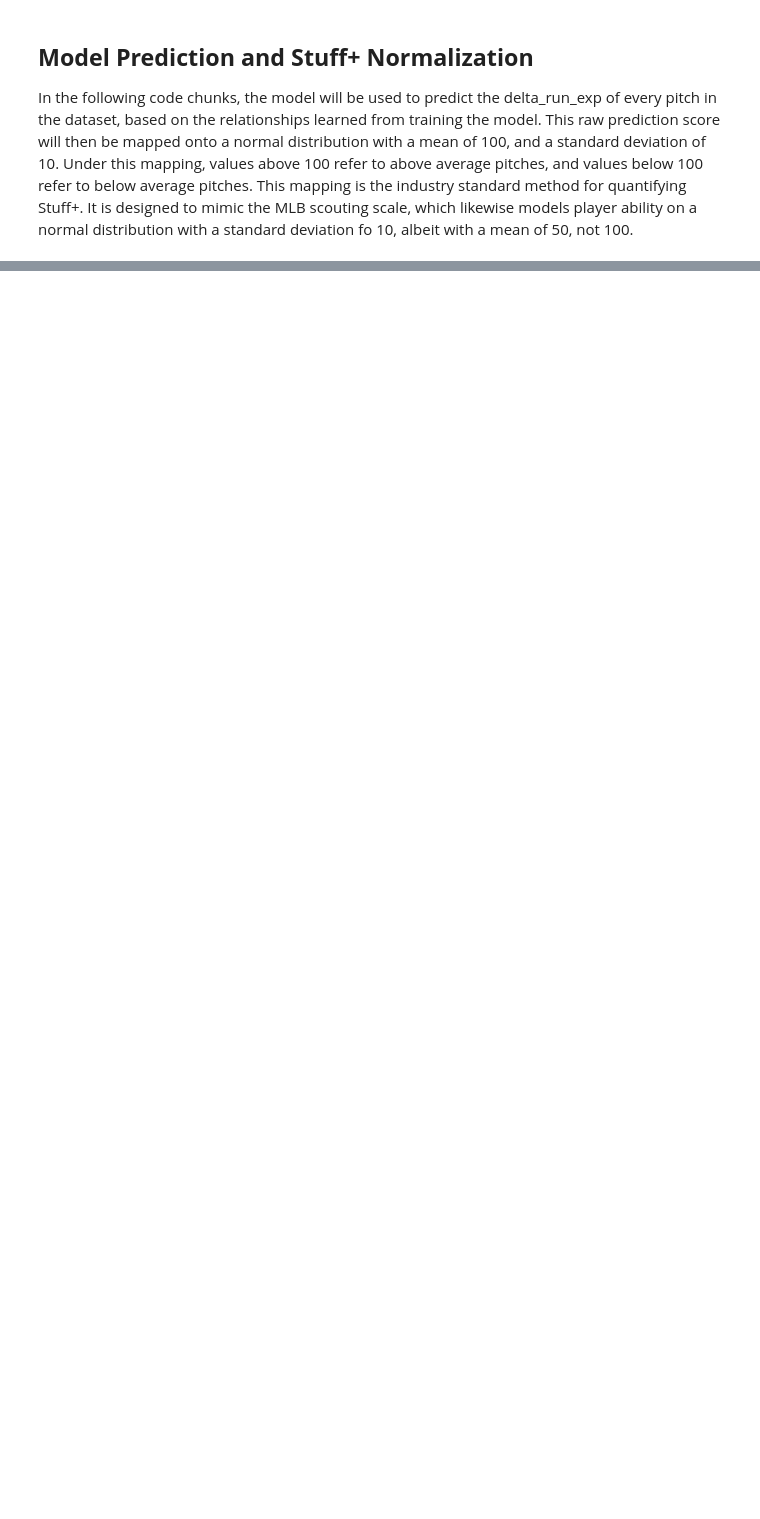
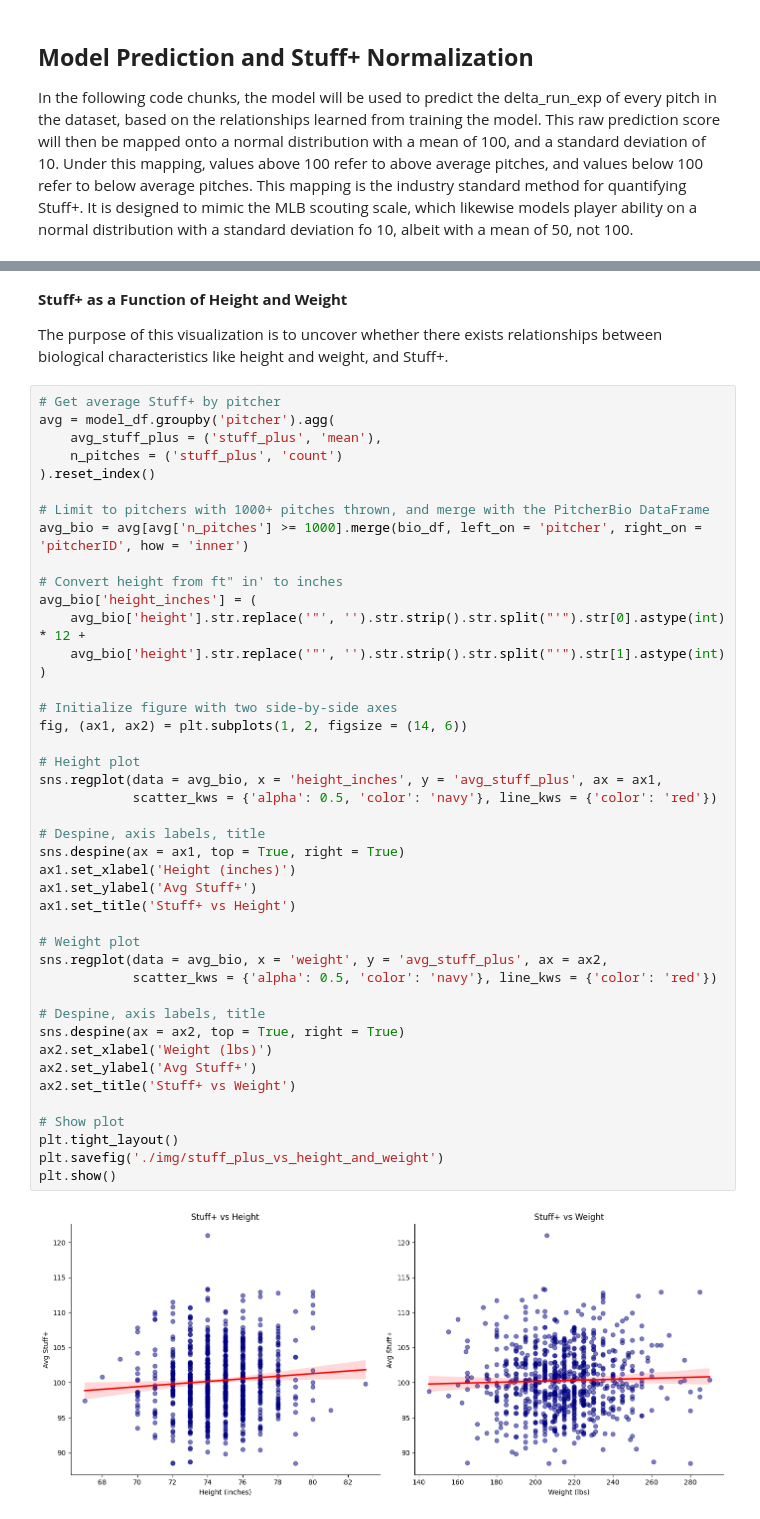
Before and after one commit to brianhockett/bh-stuff-plus, a Jupyter notebook: pipeline.ipynb, the cells around one changed output, grey strips where cells are left out. Drawn from its saved outputs; the diff is of its cells as text; blank space fills up the shorter version.

```diff
--- a/pipeline.ipynb
+++ b/pipeline.ipynb
@@ -326,0 +383,49 @@ print(importances)
+# %% [markdown]
+**Stuff+ as a Function of Height and Weight**
+
+The purpose of this visualization is to uncover whether there exists relationships between biological characteristics like height and weight, and Stuff+.
+# %%
+# Get average Stuff+ by pitcher
+avg = model_df.groupby('pitcher').agg(
+    avg_stuff_plus = ('stuff_plus', 'mean'),
+    n_pitches = ('stuff_plus', 'count')
+).reset_index()
+
+# Limit to pitchers with 1000+ pitches thrown, and merge with the PitcherBio DataFrame
+avg_bio = avg[avg['n_pitches'] >= 1000].merge(bio_df, left_on = 'pitcher', right_on = 'pitcherID', how = 'inner')
+
+# Convert height from ft" in' to inches
+avg_bio['height_inches'] = (
+    avg_bio['height'].str.replace('"', '').str.strip().str.split("'").str[0].astype(int) * 12 +
+    avg_bio['height'].str.replace('"', '').str.strip().str.split("'").str[1].astype(int)
+)
+
+# Initialize figure with two side-by-side axes
+fig, (ax1, ax2) = plt.subplots(1, 2, figsize = (14, 6))
+
+# Height plot
+sns.regplot(data = avg_bio, x = 'height_inches', y = 'avg_stuff_plus', ax = ax1,
+            scatter_kws = {'alpha': 0.5, 'color': 'navy'}, line_kws = {'color': 'red'})
+
+# Despine, axis labels, title
+sns.despine(ax = ax1, top = True, right = True)
+ax1.set_xlabel('Height (inches)')
+ax1.set_ylabel('Avg Stuff+')
+ax1.set_title('Stuff+ vs Height')
+
+# Weight plot
+sns.regplot(data = avg_bio, x = 'weight', y = 'avg_stuff_plus', ax = ax2,
+            scatter_kws = {'alpha': 0.5, 'color': 'navy'}, line_kws = {'color': 'red'})
+
+# Despine, axis labels, title
+sns.despine(ax = ax2, top = True, right = True)
+ax2.set_xlabel('Weight (lbs)')
+ax2.set_ylabel('Avg Stuff+')
+ax2.set_title('Stuff+ vs Weight')
+
+# Show plot
+plt.tight_layout()
+plt.savefig('./img/stuff_plus_vs_height_and_weight')
+plt.show()
+# %% [output]
+[figure, added]
```
Also changed, not shown: parts of 17 cells of this notebook, 4 other files.
